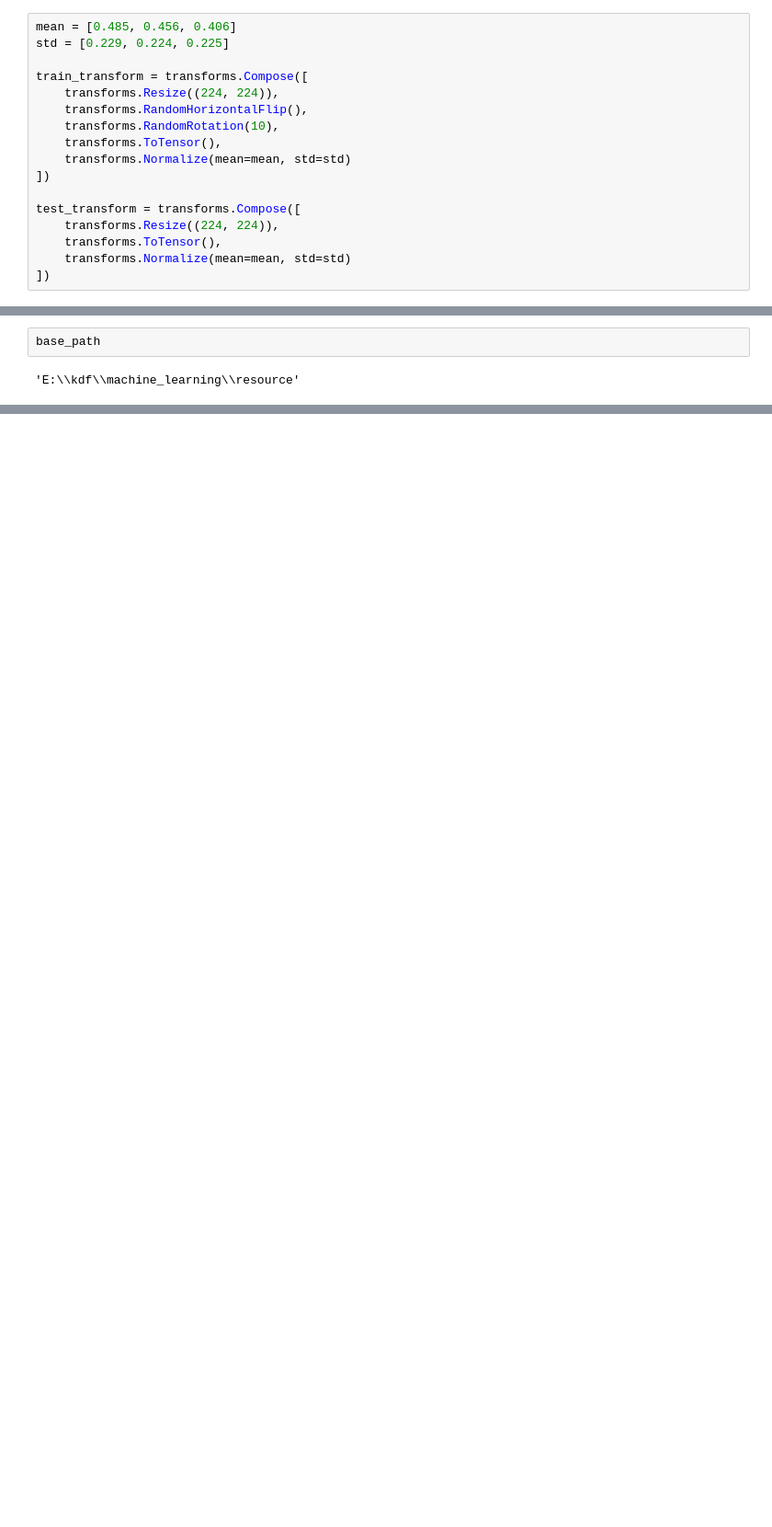
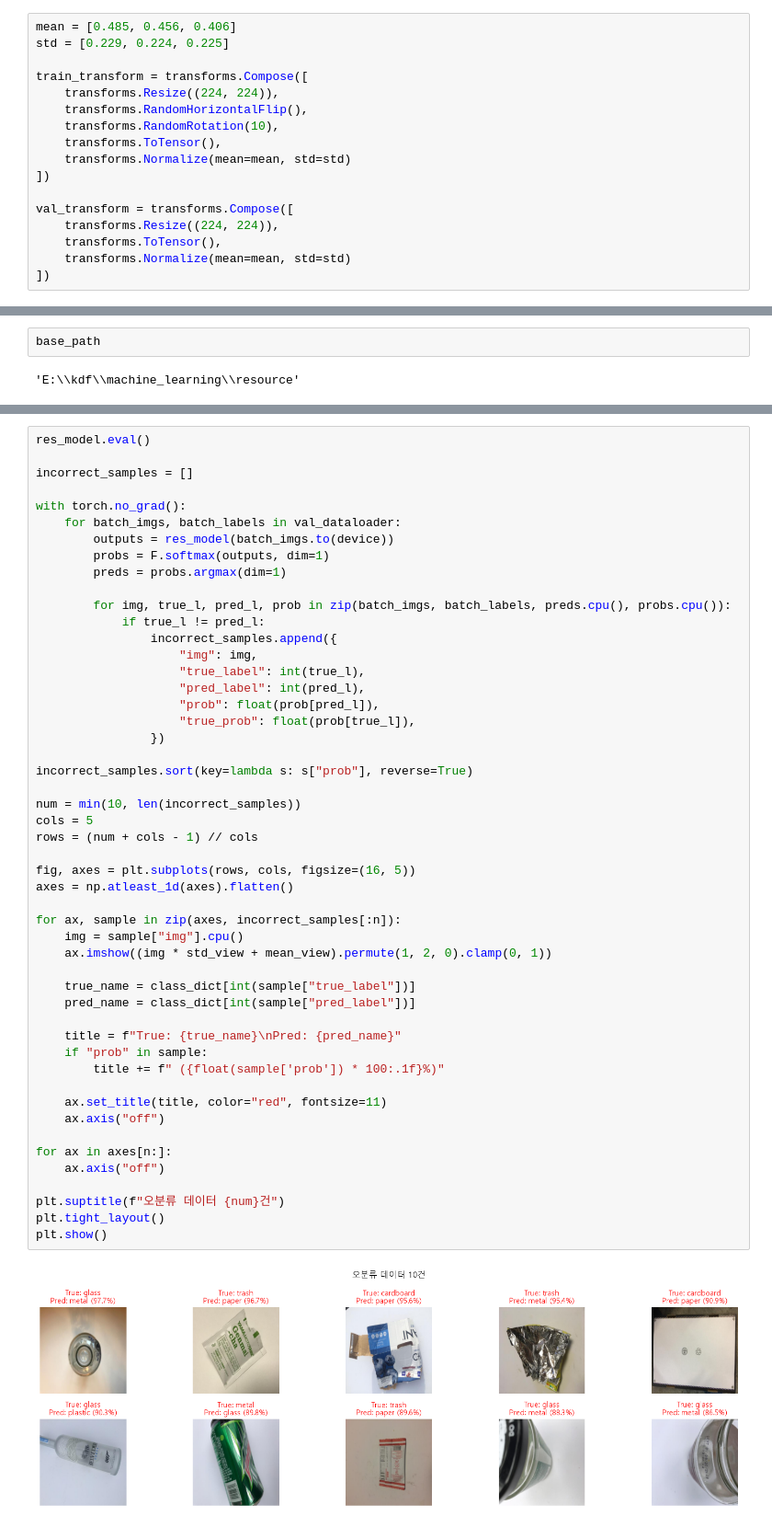
Before and after one commit to Bucheo/machine_learning, a Jupyter notebook: ncs_딥러닝_박지호.ipynb, the cells around one changed output, grey strips where cells are left out. Shown at 92% size. Cells and saved outputs as stored; diff of their text form; blank space fills up the shorter version.

```diff
--- a/ncs_딥러닝_박지호.ipynb
+++ b/ncs_딥러닝_박지호.ipynb
@@ -105,7 +114,7 @@ train_transform = transforms.Compose([
     transforms.Normalize(mean=mean, std=std)
 ])
 
-test_transform = transforms.Compose([
+val_transform = transforms.Compose([
     transforms.Resize((224, 224)),
     transforms.ToTensor(),
     transforms.Normalize(mean=mean, std=std)
@@ -401,0 +447,52 @@ plt.show()
+# %%
+res_model.eval()
+
+incorrect_samples = []
+
+with torch.no_grad():
+    for batch_imgs, batch_labels in val_dataloader:
+        outputs = res_model(batch_imgs.to(device))
+        probs = F.softmax(outputs, dim=1)
+        preds = probs.argmax(dim=1)
+
+        for img, true_l, pred_l, prob in zip(batch_imgs, batch_labels, preds.cpu(), probs.cpu()):
+            if true_l != pred_l:
+                incorrect_samples.append({
+                    "img": img,
+                    "true_label": int(true_l),
+                    "pred_label": int(pred_l),
+                    "prob": float(prob[pred_l]),
+                    "true_prob": float(prob[true_l]),
+                })
+
+incorrect_samples.sort(key=lambda s: s["prob"], reverse=True)
+
+num = min(10, len(incorrect_samples))
+cols = 5
+rows = (num + cols - 1) // cols
+
+fig, axes = plt.subplots(rows, cols, figsize=(16, 5))
+axes = np.atleast_1d(axes).flatten()
+
+for ax, sample in zip(axes, incorrect_samples[:n]):
+    img = sample["img"].cpu()
+    ax.imshow((img * std_view + mean_view).permute(1, 2, 0).clamp(0, 1))
+
+    true_name = class_dict[int(sample["true_label"])]
+    pred_name = class_dict[int(sample["pred_label"])]
+
+    title = f"True: {true_name}\nPred: {pred_name}"
+    if "prob" in sample:
+        title += f" ({float(sample['prob']) * 100:.1f}%)"
+
+    ax.set_title(title, color="red", fontsize=11)
+    ax.axis("off")
+
+for ax in axes[n:]:
+    ax.axis("off")
+
+plt.suptitle(f"오분류 데이터 {num}건")
+plt.tight_layout()
+plt.show()
+# %% [output]
+[figure, added]
```
Also changed, not shown: parts of 17 cells of this notebook, 2 other files.
